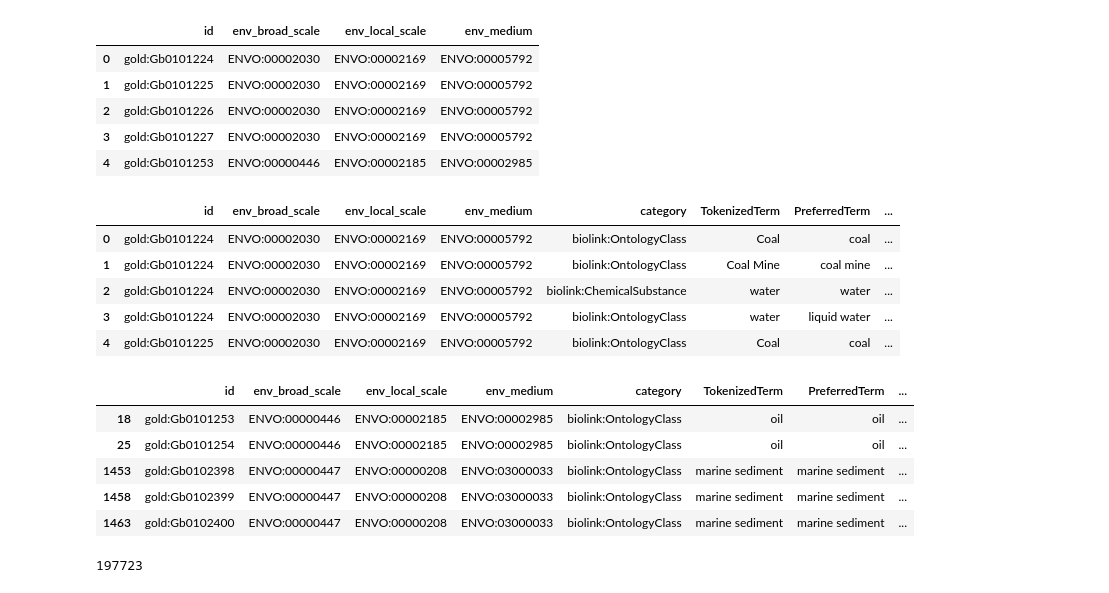
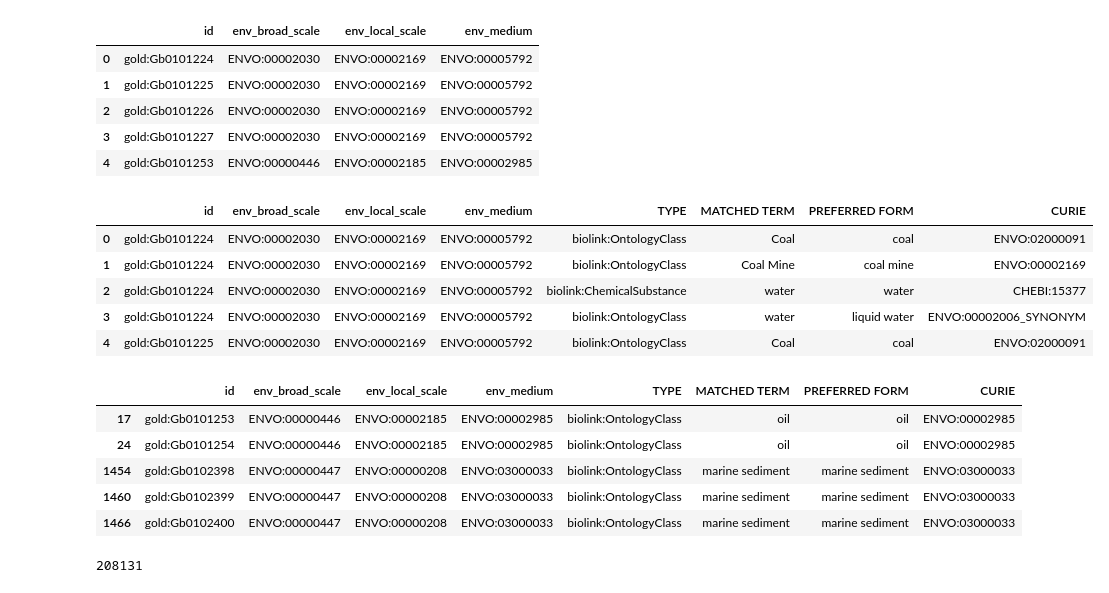
Before and after one commit to INCATools/biosample-analysis, a Jupyter notebook: src/notebooks/Gold database Analysis.ipynb, the cells around one changed output. Drawn from its saved outputs; the diff is of its cells as text; code cells hidden in the pictures.

Commit message:
edits to add text instead sentence

```diff
--- a/src/notebooks/Gold database Analysis.ipynb
+++ b/src/notebooks/Gold database Analysis.ipynb
@@ -4,12 +4,12 @@
 import pandas as pd
 # %%
 outputDir = '../../nlp/data/nlp/output/'
-outFile = 'nlpGOLDOutput.tsv'
-inputDir = '../../nlp/data/nlp/input/'
+outFile = 'runNER_Output.tsv'
+inputDir = '../../nlp/data/input/'
 inFile = 'biosamples-expanded.tsv'
 #cols = ['BiosampleId', 'Biolink', 'BeginTerm', 'EndTerm', 'TokenizedTerm', 'PreferredTerm', 'CURIE', 'NaN1', 'S-Type', 'NaN2', 'UMLS_CUI']
-ogerOutput = pd.read_csv(outputDir+outFile, sep='\t' )
-ogerOutput = ogerOutput.drop(['BeginTerm', 'EndTerm'], axis = 1)
-ogerOutput = ogerOutput.drop_duplicates()
-ogerOutput.head()
+runnerOutput = pd.read_csv(outputDir+outFile, sep='\t' )
+runnerOutput = runnerOutput.drop(['START POSITION', 'END POSITION', 'ZONE','SENTENCE ID', 'ORIGIN', 'UMLS CUI', 'SENTENCE'], axis = 1)
+runnerOutput = runnerOutput.drop_duplicates()
+runnerOutput.head()
 # %% [output]
@@ -30,18 +30,20 @@ goldInput.head()
 | 3 | gold:Gb0101227 | ENVO:00002030 | ENVO:00002169 | ENVO:00005792 |
 | 4 | gold:Gb0101253 | ENVO:00000446 | ENVO:00002185 | ENVO:00002985 |
 # %%
-inputOutputJoin = goldInput.merge(ogerOutput, left_on='id', right_on='Study_BiosampleId', how='left' )
+inputOutputJoin = goldInput.merge(runnerOutput, left_on='id', right_on='DOCUMENT ID', how='left' )
 # %%
-inputOutputJoin = inputOutputJoin.drop(['Study_BiosampleId'], axis=1)
+inputOutputJoin = inputOutputJoin.drop(['DOCUMENT ID'], axis=1)
 #inputOutputJoin = inputOutputJoin.drop_duplicates()
+inputOutputJoin['CURIE'] = inputOutputJoin['ENTITY ID']
+inputOutputJoin = inputOutputJoin.drop(['ENTITY ID'], axis=1)
 inputOutputJoin.head()
 # %% [output]
-|  | id | env_broad_scale | env_local_scale | env_medium | category | TokenizedTerm | PreferredTerm | ... |
-| 0 | gold:Gb0101224 | ENVO:00002030 | ENVO:00002169 | ENVO:00005792 | biolink:OntologyClass | Coal | coal | ... |
-| 1 | gold:Gb0101224 | ENVO:00002030 | ENVO:00002169 | ENVO:00005792 | biolink:OntologyClass | Coal Mine | coal mine | ... |
-| 2 | gold:Gb0101224 | ENVO:00002030 | ENVO:00002169 | ENVO:00005792 | biolink:ChemicalSubstance | water | water | ... |
-| 3 | gold:Gb0101224 | ENVO:00002030 | ENVO:00002169 | ENVO:00005792 | biolink:OntologyClass | water | liquid water | ... |
-| 4 | gold:Gb0101225 | ENVO:00002030 | ENVO:00002169 | ENVO:00005792 | biolink:OntologyClass | Coal | coal | ... |
+|  | id | env_broad_scale | env_local_scale | env_medium | TYPE | MATCHED TERM | PREFERRED FORM | CURIE |
+| 0 | gold:Gb0101224 | ENVO:00002030 | ENVO:00002169 | ENVO:00005792 | biolink:OntologyClass | Coal | coal | ENVO:02000091 |
+| 1 | gold:Gb0101224 | ENVO:00002030 | ENVO:00002169 | ENVO:00005792 | biolink:OntologyClass | Coal Mine | coal mine | ENVO:00002169 |
+| 2 | gold:Gb0101224 | ENVO:00002030 | ENVO:00002169 | ENVO:00005792 | biolink:ChemicalSubstance | water | water | CHEBI:15377 |
+| 3 | gold:Gb0101224 | ENVO:00002030 | ENVO:00002169 | ENVO:00005792 | biolink:OntologyClass | water | liquid water | ENVO:00002006_SYNONYM |
+| 4 | gold:Gb0101225 | ENVO:00002030 | ENVO:00002169 | ENVO:00005792 | biolink:OntologyClass | Coal | coal | ENVO:02000091 |
 # %%
 inputOutputJoin.to_csv(outputDir+'inputOutputJoined.tsv', sep='\t', index=None)
 # %%
@@ -53,18 +55,18 @@ filteredMatch = inputOutputJoin.query('CURIE == env_broad_scale' and \
 # %%
 filteredMatch.head()
 # %% [output]
-|  | id | env_broad_scale | env_local_scale | env_medium | category | TokenizedTerm | PreferredTerm | ... |
-| 18 | gold:Gb0101253 | ENVO:00000446 | ENVO:00002185 | ENVO:00002985 | biolink:OntologyClass | oil | oil | ... |
-| 25 | gold:Gb0101254 | ENVO:00000446 | ENVO:00002185 | ENVO:00002985 | biolink:OntologyClass | oil | oil | ... |
-| 1453 | gold:Gb0102398 | ENVO:00000447 | ENVO:00000208 | ENVO:03000033 | biolink:OntologyClass | marine sediment | marine sediment | ... |
-| 1458 | gold:Gb0102399 | ENVO:00000447 | ENVO:00000208 | ENVO:03000033 | biolink:OntologyClass | marine sediment | marine sediment | ... |
-| 1463 | gold:Gb0102400 | ENVO:00000447 | ENVO:00000208 | ENVO:03000033 | biolink:OntologyClass | marine sediment | marine sediment | ... |
+|  | id | env_broad_scale | env_local_scale | env_medium | TYPE | MATCHED TERM | PREFERRED FORM | CURIE |
+| 17 | gold:Gb0101253 | ENVO:00000446 | ENVO:00002185 | ENVO:00002985 | biolink:OntologyClass | oil | oil | ENVO:00002985 |
+| 24 | gold:Gb0101254 | ENVO:00000446 | ENVO:00002185 | ENVO:00002985 | biolink:OntologyClass | oil | oil | ENVO:00002985 |
+| 1454 | gold:Gb0102398 | ENVO:00000447 | ENVO:00000208 | ENVO:03000033 | biolink:OntologyClass | marine sediment | marine sediment | ENVO:03000033 |
+| 1460 | gold:Gb0102399 | ENVO:00000447 | ENVO:00000208 | ENVO:03000033 | biolink:OntologyClass | marine sediment | marine sediment | ENVO:03000033 |
+| 1466 | gold:Gb0102400 | ENVO:00000447 | ENVO:00000208 | ENVO:03000033 | biolink:OntologyClass | marine sediment | marine sediment | ENVO:03000033 |
 # %%
 filteredMatch.to_csv(outputDir+'filteredMatch.tsv', sep='\t', index=None)
 # %%
 len(inputOutputJoin)
 # %% [output]
-197723
+208131
 # %%
 # env_{local,medium,broad}_matched
 inputOutputJoin['env_broad_matched'] = inputOutputJoin['CURIE'] == inputOutputJoin['env_broad_scale']
```
Also changed, not shown: parts of 17 cells of this notebook.
